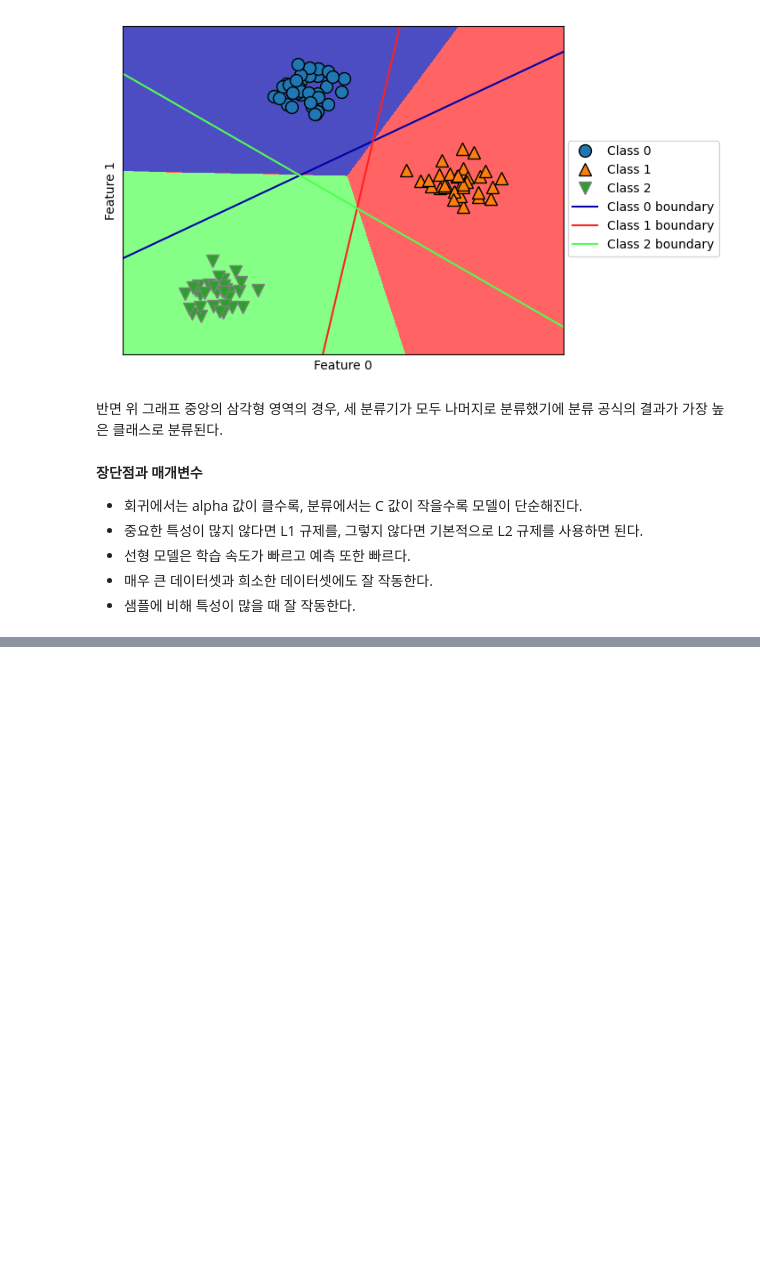
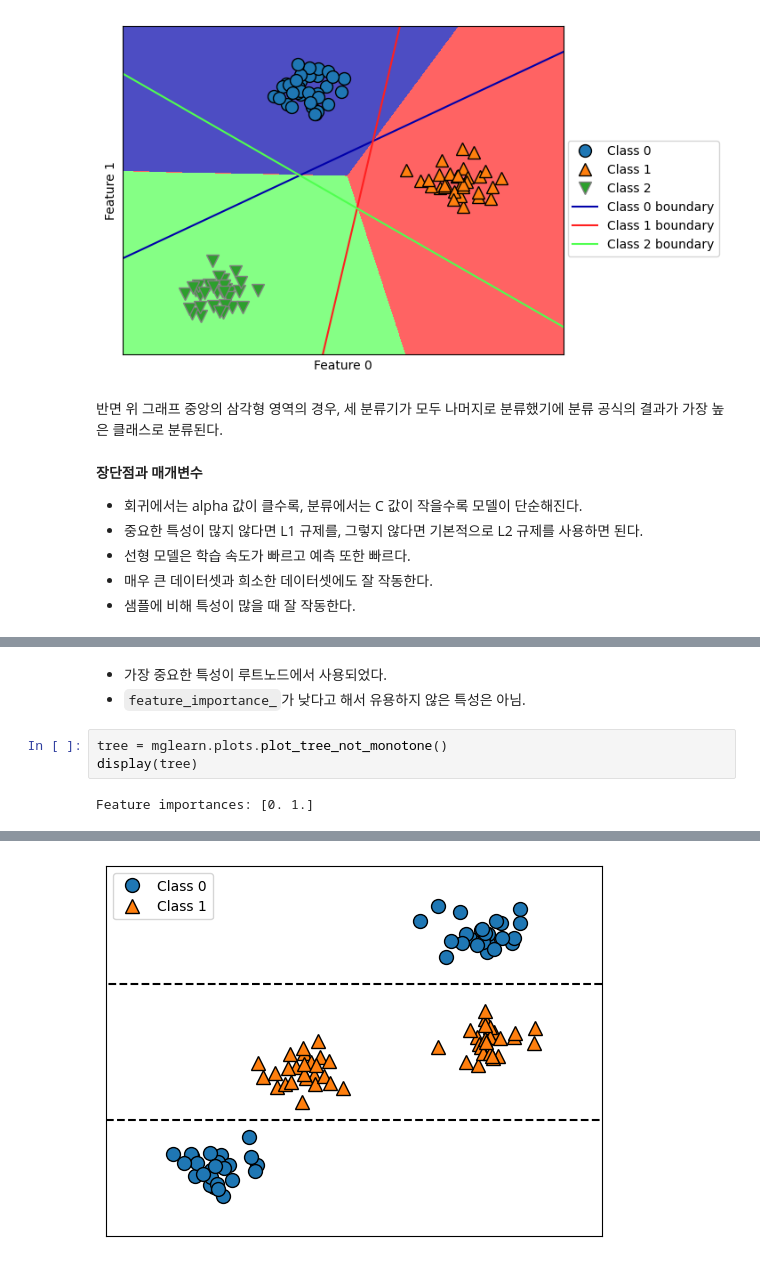
Before and after one commit to logiggi/MachineLearning, a Jupyter notebook: Chapter2.ipynb, the cells around one changed output, grey strips where cells are left out. Saved outputs shown, nothing was run; the diff lists cells and outputs as text; blank space fills up the shorter version.

````diff
--- a/Chapter2.ipynb
+++ b/Chapter2.ipynb
@@ -644,0 +747,8 @@ plt.show()
+# %% [markdown]
+* 가장 중요한 특성이 루트노드에서 사용되었다.
+* ```feature_importance_```가 낮다고 해서 유용하지 않은 특성은 아님.
+# %%
+tree = mglearn.plots.plot_tree_not_monotone()
+display(tree)
+# %% [output]
+Feature importances: [0. 1.]
@@ -644,0 +756 @@ plt.show()
+[figure, added]
````
Also changed, not shown: parts of 35 cells of this notebook.
